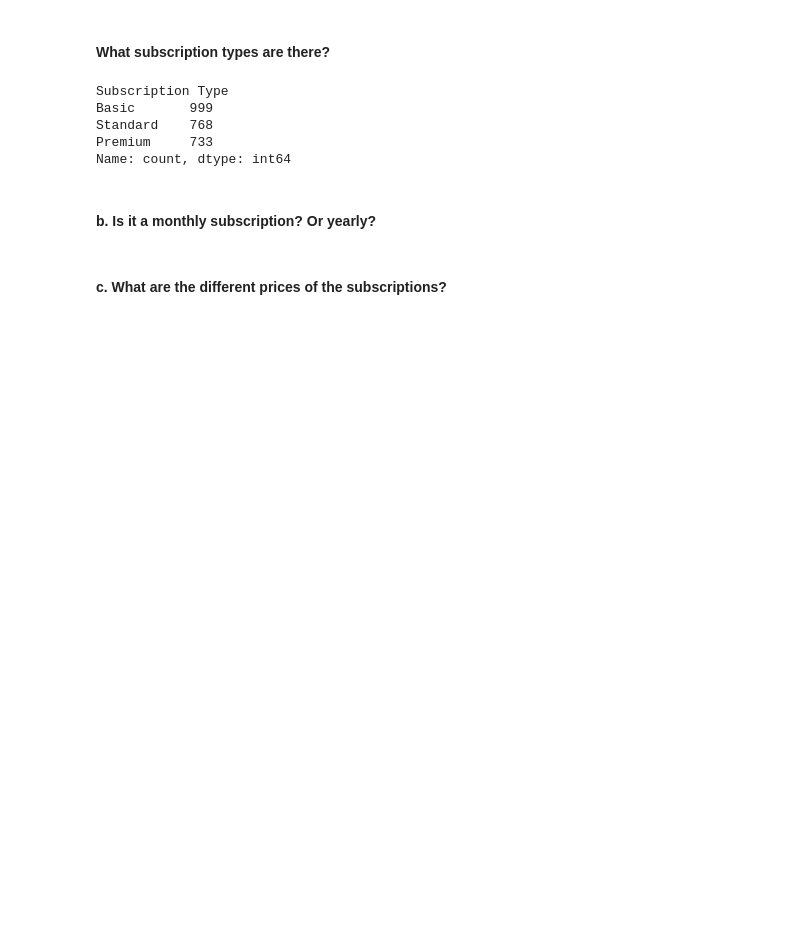
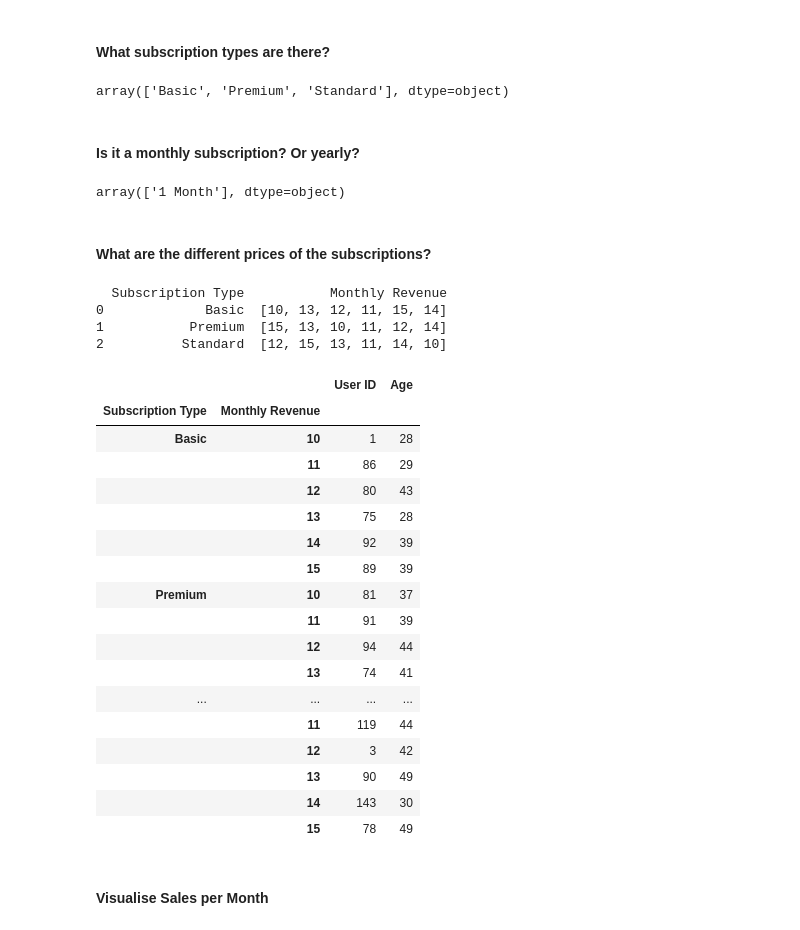
Before and after one commit to julianacharisser/My-DAC-Curriculum, a Jupyter notebook: EDA-and-Tableau-Tutorial/EDA-and-Tableau-Tutorial.ipynb, the cells around one changed output. Drawn from its saved outputs; the diff is of its cells as text; code cells hidden in the pictures; blank space fills up the shorter version.

```diff
--- a/EDA-and-Tableau-Tutorial/EDA-and-Tableau-Tutorial.ipynb
+++ b/EDA-and-Tableau-Tutorial/EDA-and-Tableau-Tutorial.ipynb
@@ -46,15 +74,48 @@ number of duplicate rows:  (0, 10)
 # %% [markdown]
 #### What subscription types are there?
 # %%
-sub_types = df['Subscription Type'].value_counts()
-print(sub_types)
+sub_types = df['Subscription Type'].unique()
+sub_types
 # %% [output]
-Subscription Type
-Basic       999
-Standard    768
-Premium     733
-Name: count, dtype: int64
+array(['Basic', 'Premium', 'Standard'], dtype=object)
 # %% [markdown]
-#### b. Is it a monthly subscription? Or yearly?
+#### Is it a monthly subscription? Or yearly?
+# %%
+duration = df['Plan Duration'].unique()
+duration
+# %% [output]
+array(['1 Month'], dtype=object)
 # %% [markdown]
-#### c. What are the different prices of the subscriptions?
+#### What are the different prices of the subscriptions?
+# %%
+subscription_prices = df.groupby('Subscription Type')['Monthly Revenue'].unique().reset_index()
+print(subscription_prices)
+# %% [output]
+  Subscription Type           Monthly Revenue
+0             Basic  [10, 13, 12, 11, 15, 14]
+1           Premium  [15, 13, 10, 11, 12, 14]
+2          Standard  [12, 15, 13, 11, 14, 10]
+# %%
+group = df.groupby(['Subscription Type','Monthly Revenue'])
+group.first(['Subscription Type','Monthly Revenue'])
+# %% [output]
+|  |  | User ID | Age |
+| Subscription Type | Monthly Revenue |  |  |
+| Basic | 10 | 1 | 28 |
+|  | 11 | 86 | 29 |
+|  | 12 | 80 | 43 |
+|  | 13 | 75 | 28 |
+|  | 14 | 92 | 39 |
+|  | 15 | 89 | 39 |
+| Premium | 10 | 81 | 37 |
+|  | 11 | 91 | 39 |
+|  | 12 | 94 | 44 |
+|  | 13 | 74 | 41 |
+| ... | ... | ... | ... |
+|  | 11 | 119 | 44 |
+|  | 12 | 3 | 42 |
+|  | 13 | 90 | 49 |
+|  | 14 | 143 | 30 |
+|  | 15 | 78 | 49 |
+# %% [markdown]
+#### Visualise Sales per Month
```
Also changed, not shown: parts of 10 cells of this notebook.
